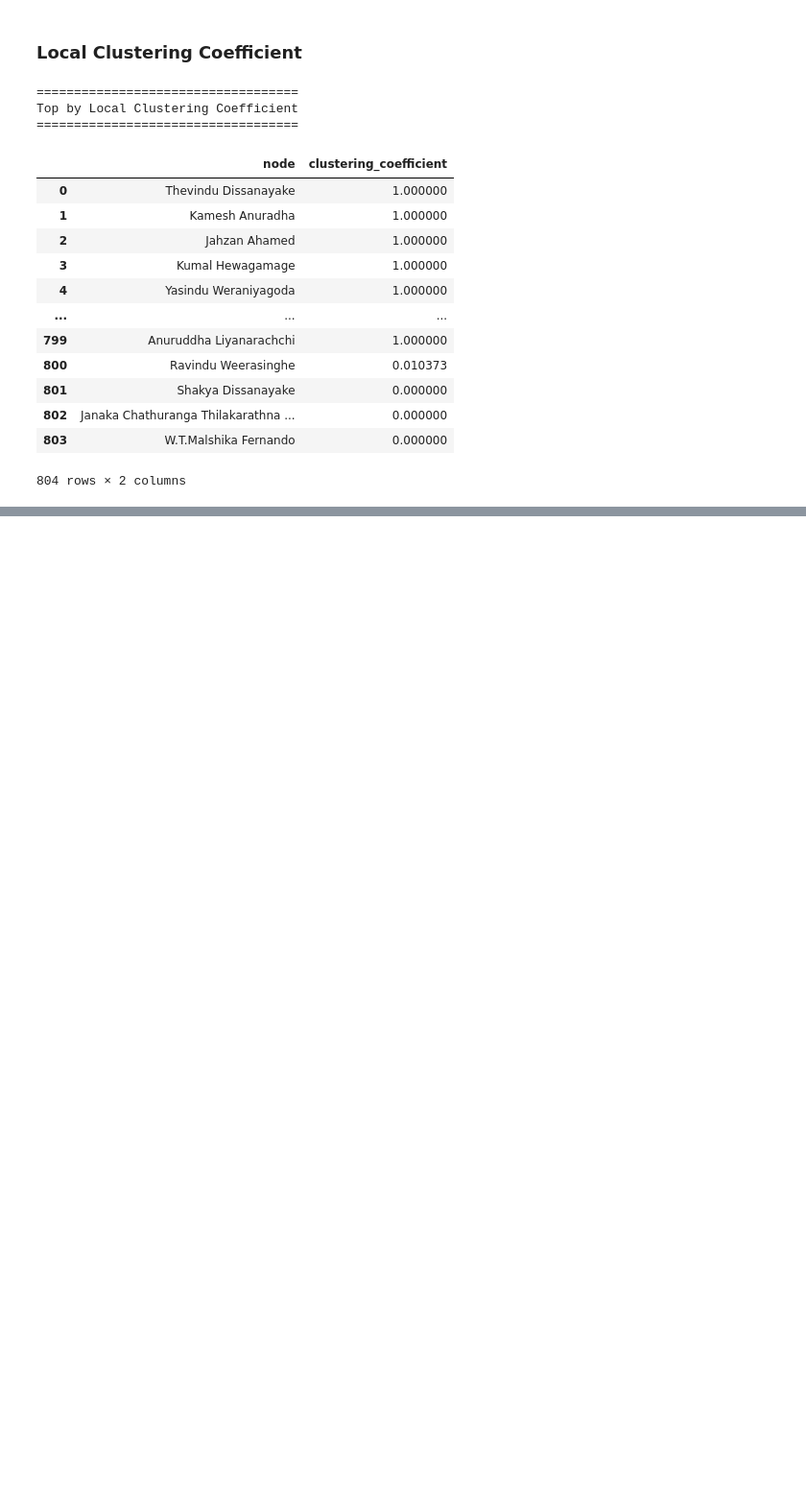
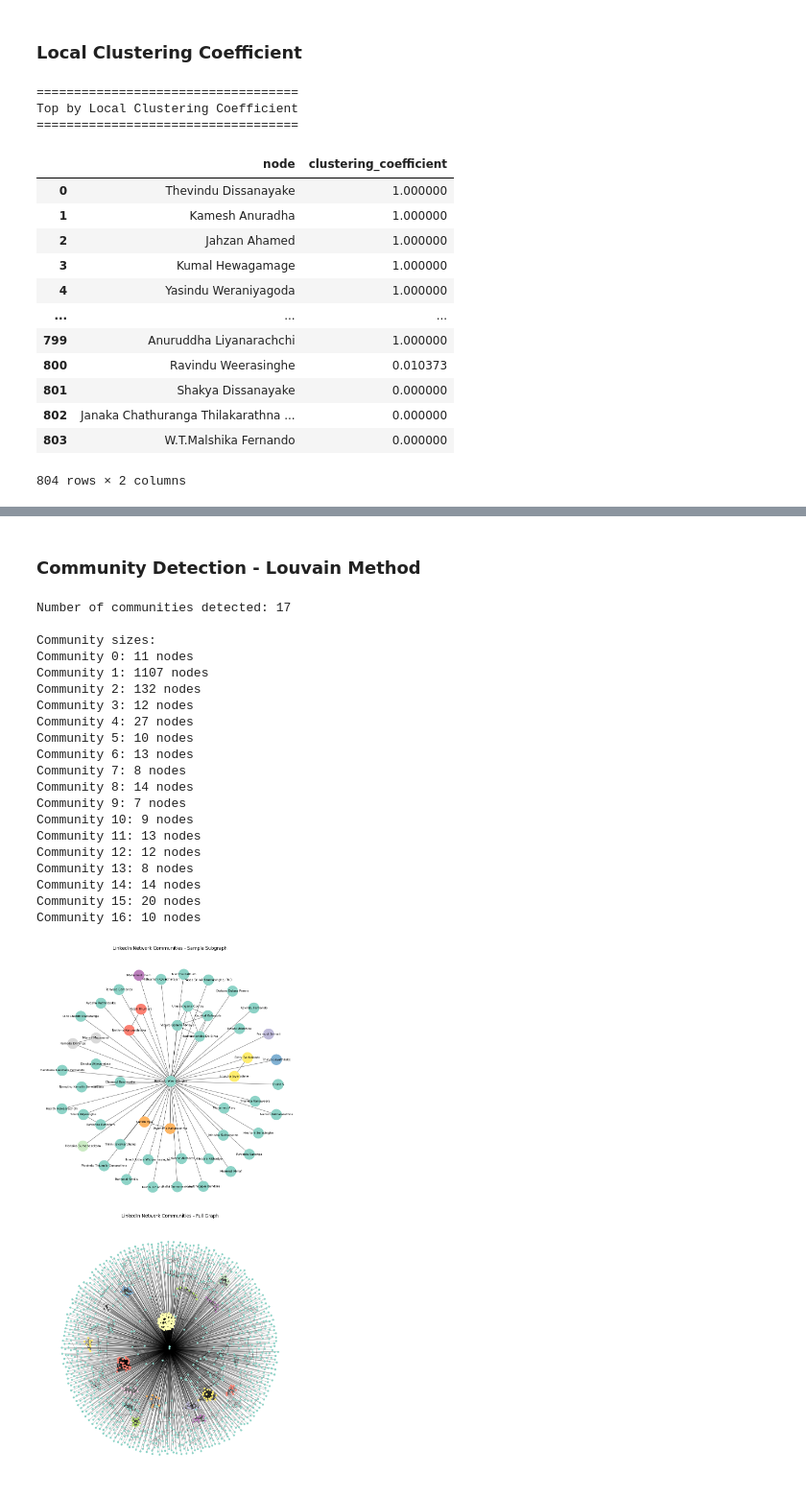
Before and after one commit to rtweera/recommender-systems-social-network-analysis, a Jupyter notebook: notebooks/social-network-analysis.ipynb, the cells around one changed output, grey strips where cells are left out. Shown at 96% size. Drawn from its saved outputs; the diff is of its cells as text; code cells hidden in the pictures; blank space fills up the shorter version.

```diff
--- a/notebooks/social-network-analysis.ipynb
+++ b/notebooks/social-network-analysis.ipynb
@@ -356,0 +422,73 @@ Top by Local Clustering Coefficient
+# %% [markdown]
+### Community Detection - Louvain Method
+# %%
+from community import community_louvain
+
+communities = community_louvain.best_partition(G)
+
+# Map all nodes to their communities
+community_map = {}
+for node, community_id in communities.items():
+    if community_id not in community_map:
+        community_map[community_id] = []
+    community_map[community_id].append(node)
+
+print(f"Number of communities detected: {len(community_map)}")
+print("\nCommunity sizes:")
+for community_id, nodes in sorted(community_map.items()):
+    print(f"Community {community_id}: {len(nodes)} nodes")
+
+fig, (ax1, ax2) = plt.subplots(2, 1, figsize=(10, 20))
+
+# 1. Show subgraph
+sample_size = 50
+np.random.seed(100)  # for reproducibility
+sampled_nodes = np.random.choice(list(G.nodes()), size=min(sample_size, G.number_of_nodes()), replace=False)
+if MY_NODE not in sampled_nodes:
+    sampled_nodes = list(sampled_nodes)
+    sampled_nodes[0] = MY_NODE
+
+G_sample = G.subgraph(sampled_nodes)
+pos_sample = nx.spring_layout(G_sample, seed=42)
+
+# Color nodes by community
+colors = [communities.get(node, -1) for node in G_sample.nodes()]
+ax1.set_title("LinkedIn Network Communities - Sample Subgraph")
+nx.draw_networkx_nodes(G_sample, pos_sample, node_color=colors, node_size=800, cmap='Set3', ax=ax1)
+nx.draw_networkx_labels(G_sample, pos_sample, font_size=8, ax=ax1)
+nx.draw_networkx_edges(G_sample, pos_sample, arrows=False, width=1, alpha=0.6, ax=ax1)
+ax1.axis('off')
+
+# 2. Full graph
+pos_full = nx.spring_layout(G, seed=42)
+colors_full = [communities.get(node, -1) for node in G.nodes()]
+
+ax2.set_title("LinkedIn Network Communities - Full Graph")
+nx.draw_networkx_nodes(G, pos_full, node_color=colors_full, node_size=20, cmap='Set3', ax=ax2)
+nx.draw_networkx_edges(G, pos_full, arrows=False, width=1, alpha=0.3, ax=ax2)
+ax2.axis('off')
+
+plt.tight_layout()
+plt.show()
+# %% [output]
+Number of communities detected: 17
+
+Community sizes:
+Community 0: 11 nodes
+Community 1: 1107 nodes
+Community 2: 132 nodes
+Community 3: 12 nodes
+Community 4: 27 nodes
+Community 5: 10 nodes
+Community 6: 13 nodes
+Community 7: 8 nodes
+Community 8: 14 nodes
+Community 9: 7 nodes
+Community 10: 9 nodes
+Community 11: 13 nodes
+Community 12: 12 nodes
+Community 13: 8 nodes
+Community 14: 14 nodes
+Community 15: 20 nodes
+Community 16: 10 nodes
+[figure, added]
```
Also changed, not shown: parts of 15 cells of this notebook.
